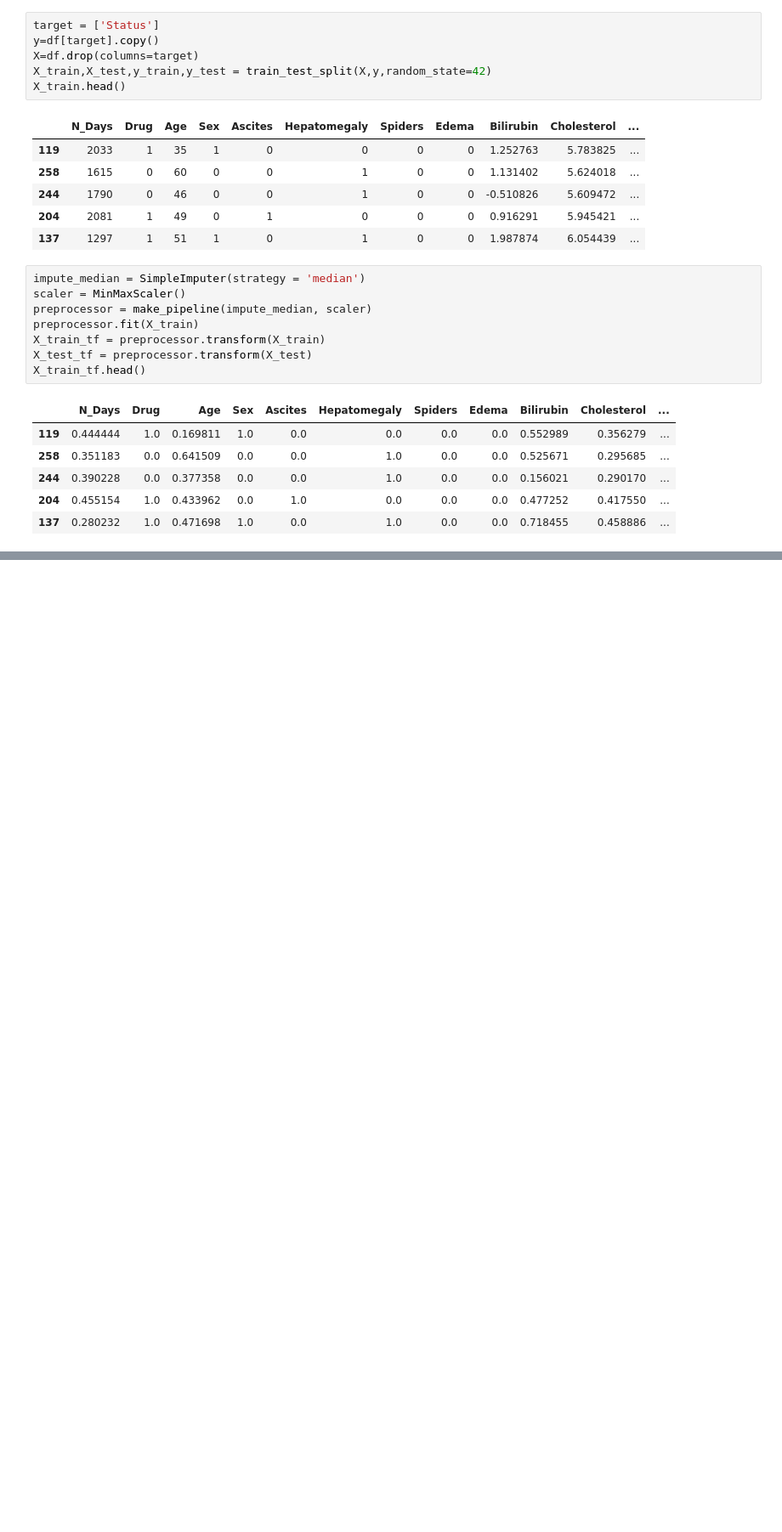
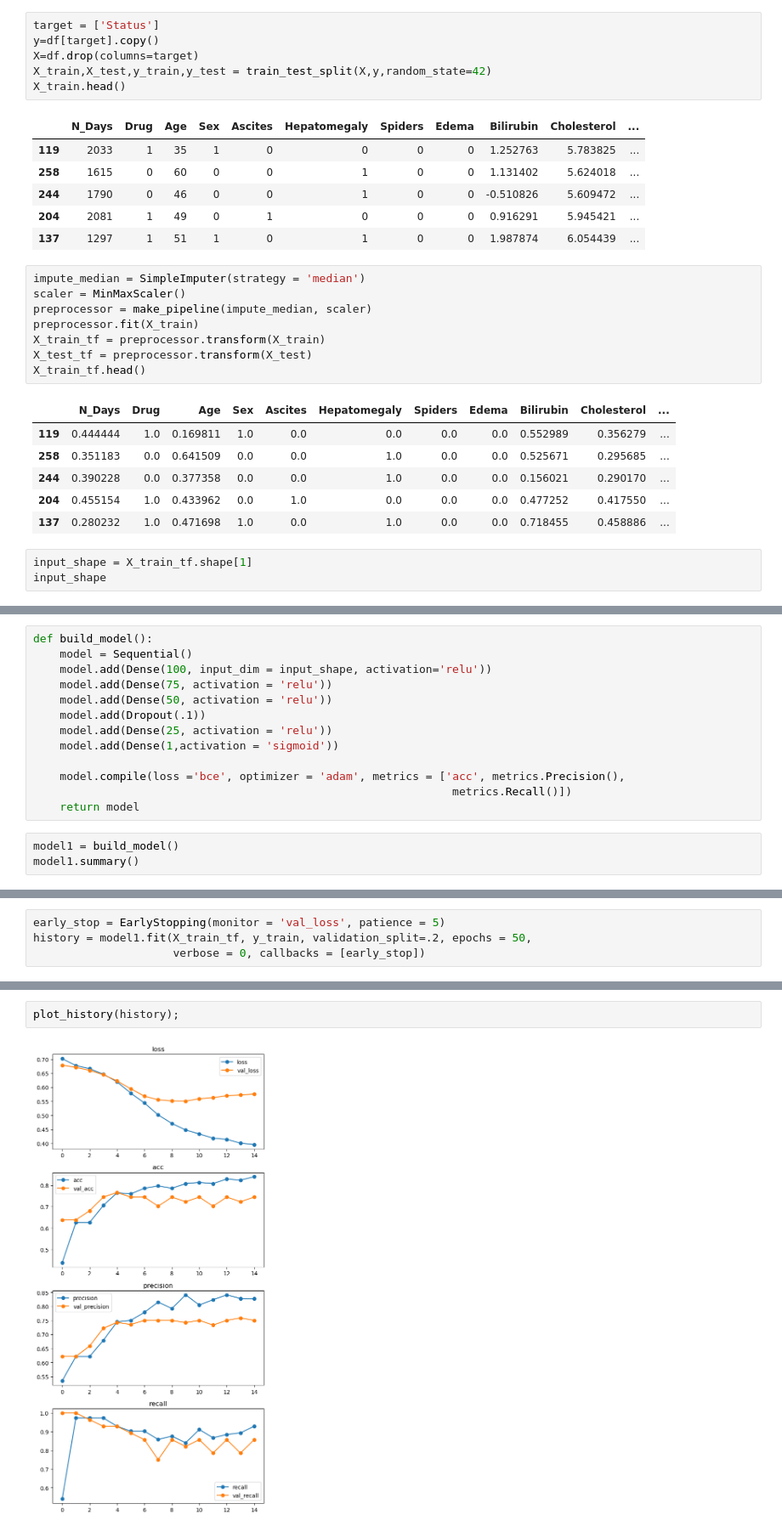
Before and after one commit to 808hanronald/W16-project-4, a Jupyter notebook: Project 4.3.ipynb, the cells around one changed output, grey strips where cells are left out. Shown: that part at 85% size. Saved outputs shown, nothing was run; the diff lists cells and outputs as text; blank space fills up the shorter version.

```diff
--- a/Project 4.3.ipynb
+++ b/Project 4.3.ipynb
@@ -67,3 +112,6 @@ X_train_tf.head()
 | 244 | 0.390228 | 0.0 | 0.377358 | 0.0 | 0.0 | 1.0 | 0.0 | 0.0 | 0.156021 | 0.290170 | ... |
 | 204 | 0.455154 | 1.0 | 0.433962 | 0.0 | 1.0 | 0.0 | 0.0 | 0.0 | 0.477252 | 0.417550 | ... |
 | 137 | 0.280232 | 1.0 | 0.471698 | 1.0 | 0.0 | 1.0 | 0.0 | 0.0 | 0.718455 | 0.458886 | ... |
+# %%
+input_shape = X_train_tf.shape[1]
+input_shape
@@ -69,0 +120,16 @@ X_train_tf.head()
+# %%
+def build_model():
+    model = Sequential()
+    model.add(Dense(100, input_dim = input_shape, activation='relu'))
+    model.add(Dense(75, activation = 'relu'))
+    model.add(Dense(50, activation = 'relu'))
+    model.add(Dropout(.1))
+    model.add(Dense(25, activation = 'relu'))
+    model.add(Dense(1,activation = 'sigmoid'))
+
+    model.compile(loss ='bce', optimizer = 'adam', metrics = ['acc', metrics.Precision(),
+                                                               metrics.Recall()])
+    return model
+# %%
+model1 = build_model()
+model1.summary()
@@ -69,0 +154,4 @@ X_train_tf.head()
+# %%
+early_stop = EarlyStopping(monitor = 'val_loss', patience = 5)
+history = model1.fit(X_train_tf, y_train, validation_split=.2, epochs = 50,
+                     verbose = 0, callbacks = [early_stop])
@@ -69,0 +160,4 @@ X_train_tf.head()
+# %%
+plot_history(history);
+# %% [output]
+[figure, added]
```
Also changed, not shown: parts of 7 cells of this notebook.
